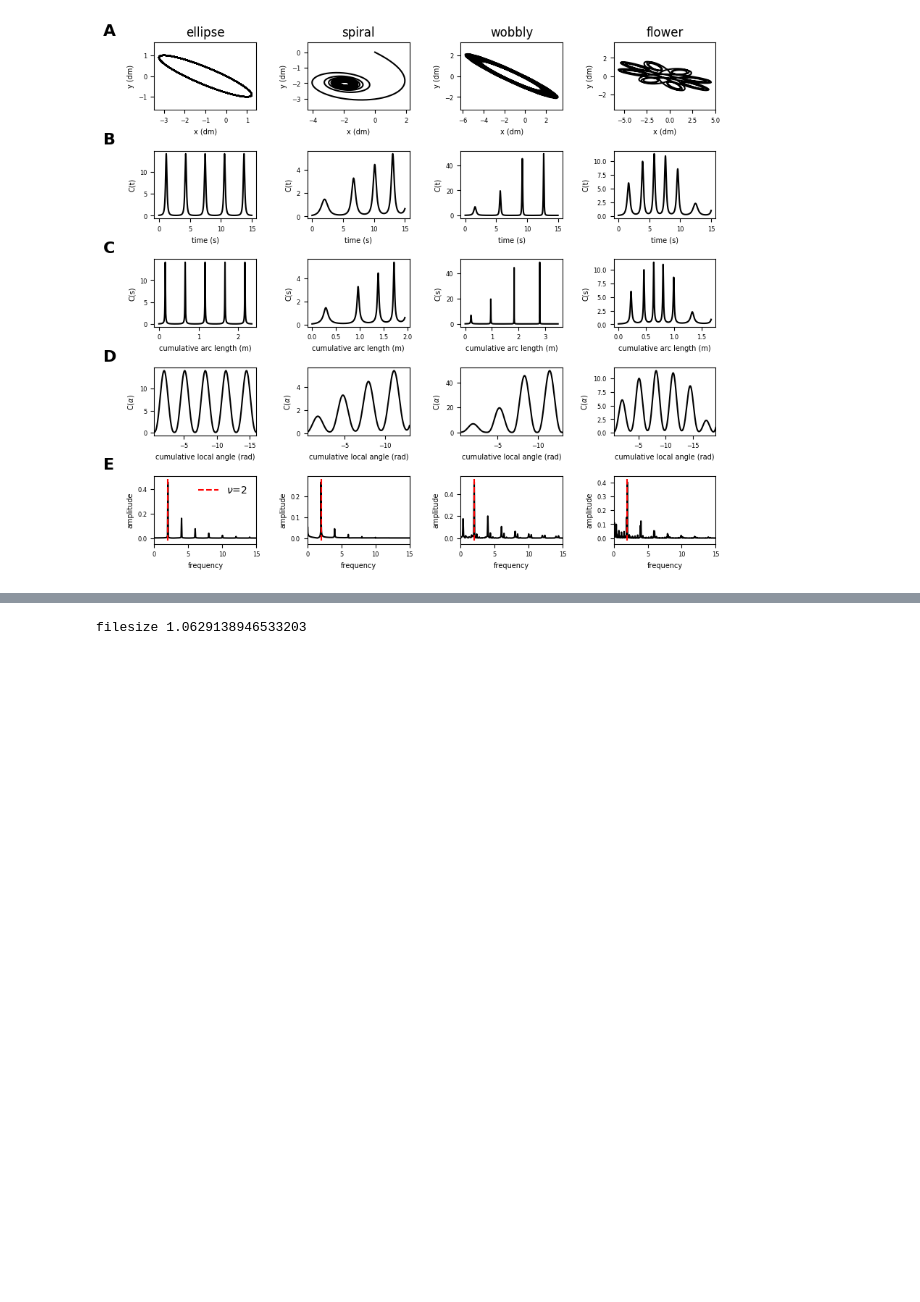
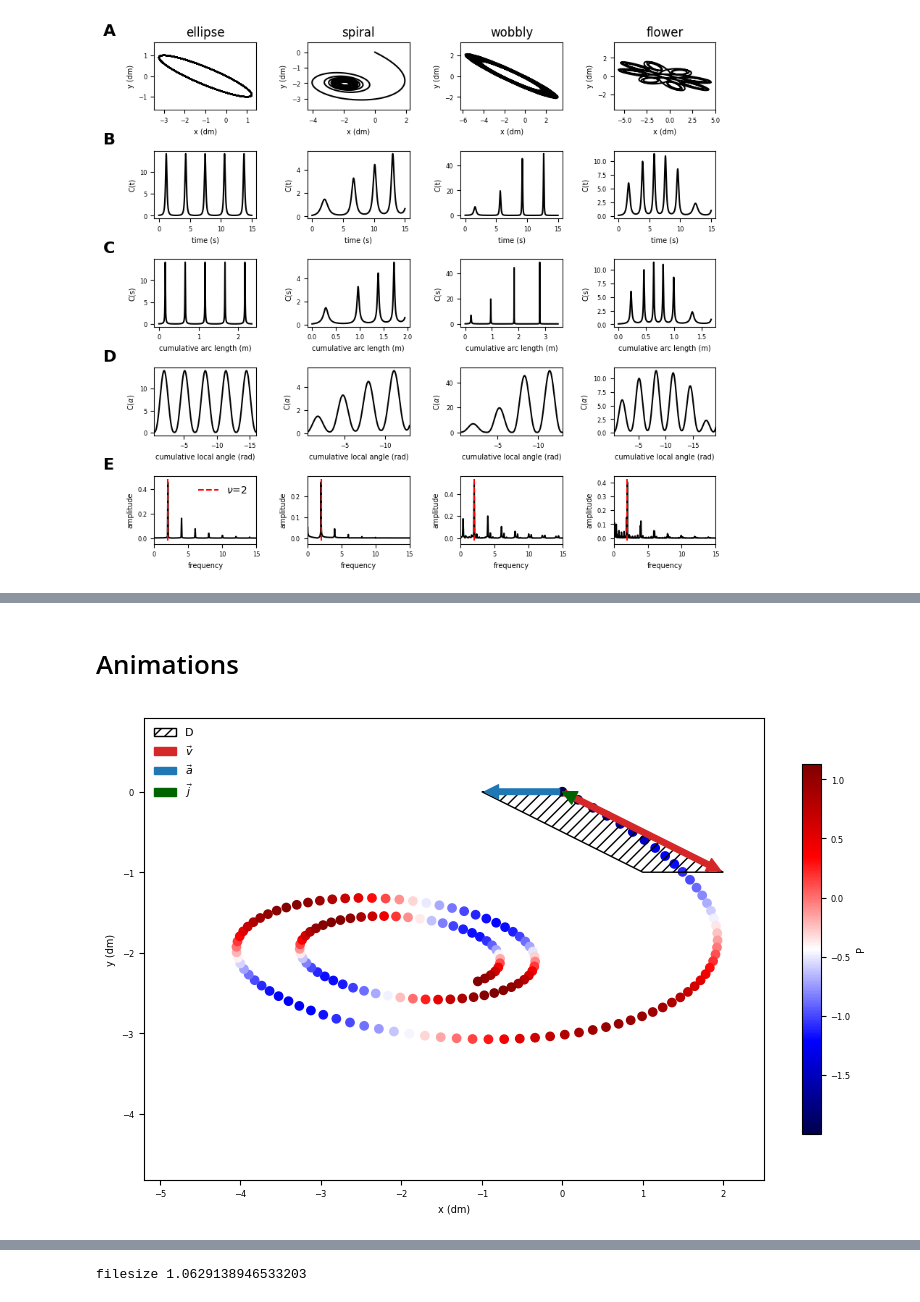
Before and after one commit to adam-matic/purity_scaling_optimality, a Jupyter notebook: Purity,_scaling_and_optimality.ipynb, the cells around one changed output, grey strips where cells are left out. Cells and saved outputs as stored; diff of their text form; code cells hidden in the pictures; blank space fills up the shorter version.

```diff
--- a/Purity,_scaling_and_optimality.ipynb
+++ b/Purity,_scaling_and_optimality.ipynb
@@ -194,18 +194,18 @@ def figure_plot(a, x, y, plot_title ="", color = "black"):
   a.plot(x, y, color=color)
 # %% [markdown]
 # define curves
+# %%
+maxt = 100
+dt = 0.001
+t = arange(0, maxt, dt)
+a = 1
+curves = pd.DataFrame({"ellipse": {}, "spiral": {}, "wobbly": {},  "flower": {}})
+
+curves.ellipse.q = a * repeat(1,len(t))
+curves.spiral.q  = a * 0.1 * t
+curves.wobbly.q  = a * abs(sin( 1 * t))
+curves.flower.q  = a * abs(3 * sin(t / 4))
 # %%
-maxt = 100
-dt = 0.001
-t = arange(0, maxt, dt)
-a = 1
-curves = pd.DataFrame({"ellipse": {}, "spiral": {},
-                        "wobbly": {},  "flower": {}})
-
-curves.ellipse.q = a * repeat(1,len(t))
-curves.spiral.q = a * 0.1*t
-curves.wobbly.q = a * abs(sin( 1 * t))
-curves.flower.q = a * abs(3 * sin(t / 4))
 
 for c in [curves[column] for column in curves.columns]:
   c.t = t
@@ -521,6 +508,5 @@ NameError: ignored
 # %%
-def plot_vectors(f, a, curve_data, tk = arange(0, 6300, 100), index = 0,  animate=False):
-  #rc('animation', html='jshtml')
+def plot_vectors(fig, a, curve_data, tk = arange(0, 6300, 100), index = 0,  animate=False, axis_lims=""):
   c = curve_data
   r = analyze(c.x, c.y, c.t)
   x = r.x[tk]
@@ -531,10 +517,9 @@ def plot_vectors(f, a, curve_data, tk = arange(0, 6300, 100), index = 0,  animat
   ddy = r.yacc[tk]
   xj = r.xjerk[tk]
   yj = r.yjerk[tk]
-  #P = abs(ddx*dx + ddy*dy)
   P = (ddx*dx + ddy*dy)
-  m = a.scatter(x=x , y=y, c=P, cmap="seismic")#, vmin=0, vmax=+2)
-  CB = f.colorbar(m, ax=a, orientation='vertical', shrink = 0.8)
+  m = a.scatter(x=x , y=y, c=P, cmap="seismic") #, vmin=0, vmax=+2)
+  CB = fig.colorbar(m, ax=a, orientation='vertical', shrink = 0.8)
   CB.ax.set_ylabel("P")
   vk = 1
 
@@ -555,11 +540,10 @@ def plot_vectors(f, a, curve_data, tk = arange(0, 6300, 100), index = 0,  animat
   a.set_ylabel("y (dm)")
   a.legend(handles = patches, frameon=False, prop={"size":8})
   a.axis("equal")
-  a.axis([-3.5, 2, -1.5, 1.5])
+  a.axis(axis_lims)
 
   def animate(i, ax):
-    a.axis("equal")
-    a.axis([-3.5, 2, -1.5, 1.5])
+    a.axis(axis_lims)
     a.patches = []
     patches = update(i)
     for p in patches: a.add_patch(p)
@@ -571,3 +555,14 @@ def plot_vectors(f, a, curve_data, tk = arange(0, 6300, 100), index = 0,  animat
 
 
   return anim
+# %% [markdown]
+# Animations
+# %%
+fig, ax = subplots(1,1, figsize=(10, 6))
+tk = arange(0, 16300, 100)
+axis_lims = [-5.2, 2.5, -5, 1.1]
+anim = plot_vectors(fig, ax, curves.spiral, tk, axis_lims = axis_lims, animate=True)
+anim.save('spiral.mp4', fps=10, extra_args=['-vcodec', 'libx264'])
+files.download('spiral.mp4')
+# %% [output]
+[figure, added]
```
Also changed, not shown: parts of 18 cells of this notebook.
